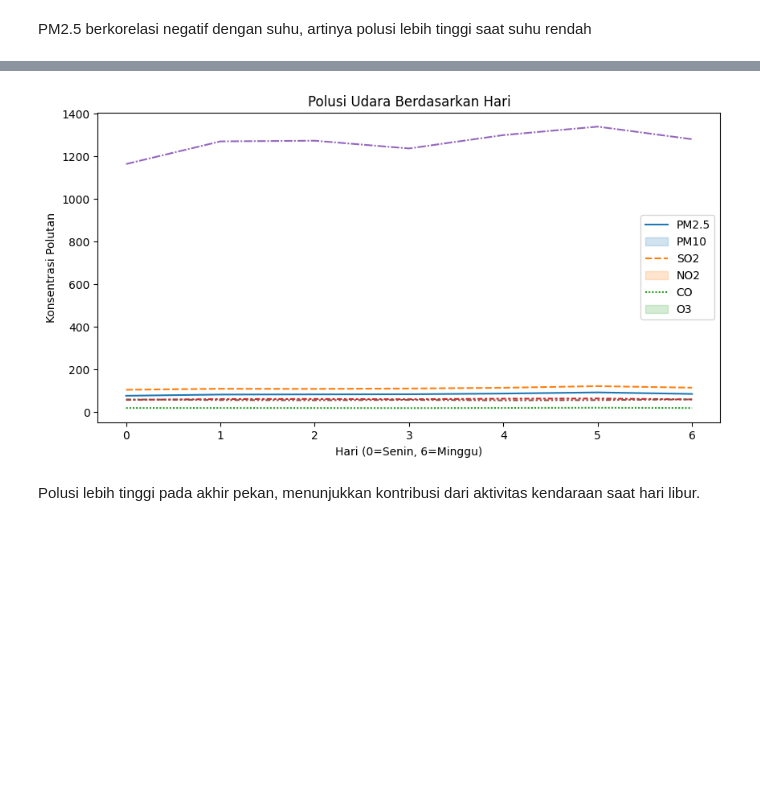
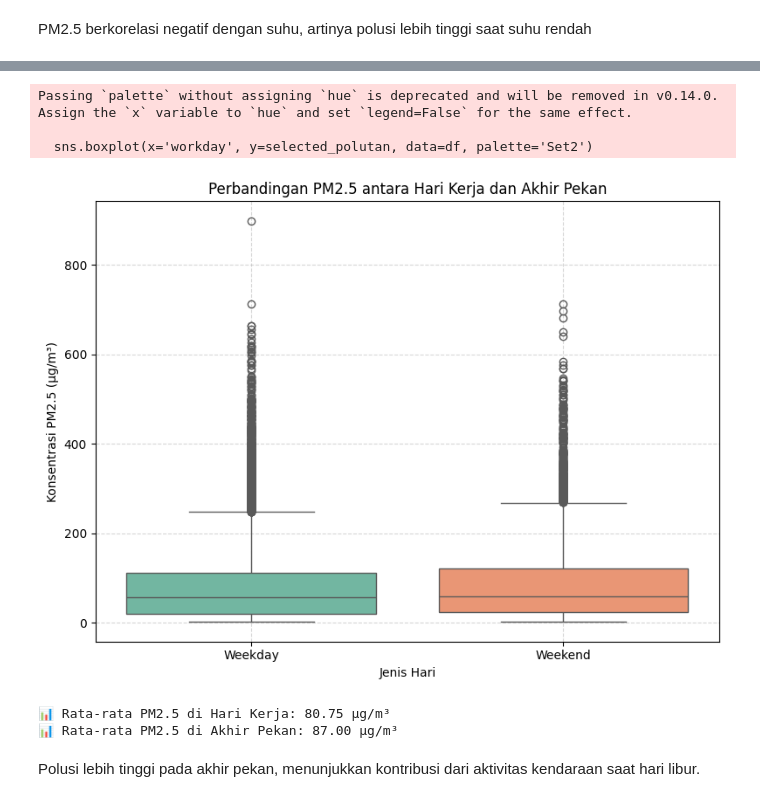
Before and after one commit to pratama404/Proyek-Analisis-Data, a Jupyter notebook: Proyek_Analisis_Data.ipynb, the cells around one changed output, grey strips where cells are left out. Cells and saved outputs as stored; diff of their text form; code cells hidden in the pictures; blank space fills up the shorter version.

```diff
--- a/Proyek_Analisis_Data.ipynb
+++ b/Proyek_Analisis_Data.ipynb
@@ -366,16 +366,40 @@ PM2.5 berkorelasi negatif dengan suhu, artinya polusi lebih tinggi saat suhu ren
-# %%
-df['weekday'] = df.index.weekday
-weekday_avg = df.groupby('weekday')[pollutants].mean()
-
-plt.figure(figsize=(10, 5))
-sns.lineplot(data=weekday_avg)
-plt.title('Polusi Udara Berdasarkan Hari')
-plt.xlabel('Hari (0=Senin, 6=Minggu)')
-plt.ylabel('Konsentrasi Polutan')
-plt.legend(labels=pollutants)
-plt.show()
-# %% [output]
-[figure, removed]
+# %%
+# polutan yang dianalisis
+selected_polutan = 'PM2.5'
+
+# Buat kolom datetime dari kolom year, month, day, hour
+df['datetime'] = pd.to_datetime(df[['year', 'month', 'day', 'hour']])
+
+# Ambil nilai weekday dari datetime (0=Senin, ..., 6=Minggu)
+df['weekday'] = df['datetime'].dt.weekday
+
+# Tandai hari kerja dan akhir pekan
+df['workday'] = df['weekday'].apply(lambda x: 'Weekday' if x < 5 else 'Weekend')
+
+# Buat boxplot dengan seaborn
+plt.figure(figsize=(8, 6))
+sns.boxplot(x='workday', y=selected_polutan, data=df, palette='Set2')
+plt.title(f'Perbandingan {selected_polutan} antara Hari Kerja dan Akhir Pekan')
+plt.xlabel('Jenis Hari')
+plt.ylabel(f'Konsentrasi {selected_polutan} (µg/m³)')
+plt.grid(True, linestyle='--', alpha=0.5)
+plt.tight_layout()
+plt.show()
+
+# Hitung rata-rata
+weekday_avg = df[df['workday'] == 'Weekday'][selected_polutan].mean()
+weekend_avg = df[df['workday'] == 'Weekend'][selected_polutan].mean()
+
+# Tampilkan hasil
+print(f"📊 Rata-rata {selected_polutan} di Hari Kerja: {weekday_avg:.2f} µg/m³")
+print(f"📊 Rata-rata {selected_polutan} di Akhir Pekan: {weekend_avg:.2f} µg/m³")
+# %% [output]
+Passing `palette` without assigning `hue` is deprecated and will be removed in v0.14.0. Assign the `x` variable to `hue` and set `legend=False` for the same effect.
+
+  sns.boxplot(x='workday', y=selected_polutan, data=df, palette='Set2')
+[figure, added]
+📊 Rata-rata PM2.5 di Hari Kerja: 80.75 µg/m³
+📊 Rata-rata PM2.5 di Akhir Pekan: 87.00 µg/m³
 # %% [markdown]
 Polusi lebih tinggi pada akhir pekan, menunjukkan kontribusi dari aktivitas kendaraan saat hari libur.
 # %% [markdown]
```
Also changed, not shown: parts of 27 cells of this notebook, 2 other files.
